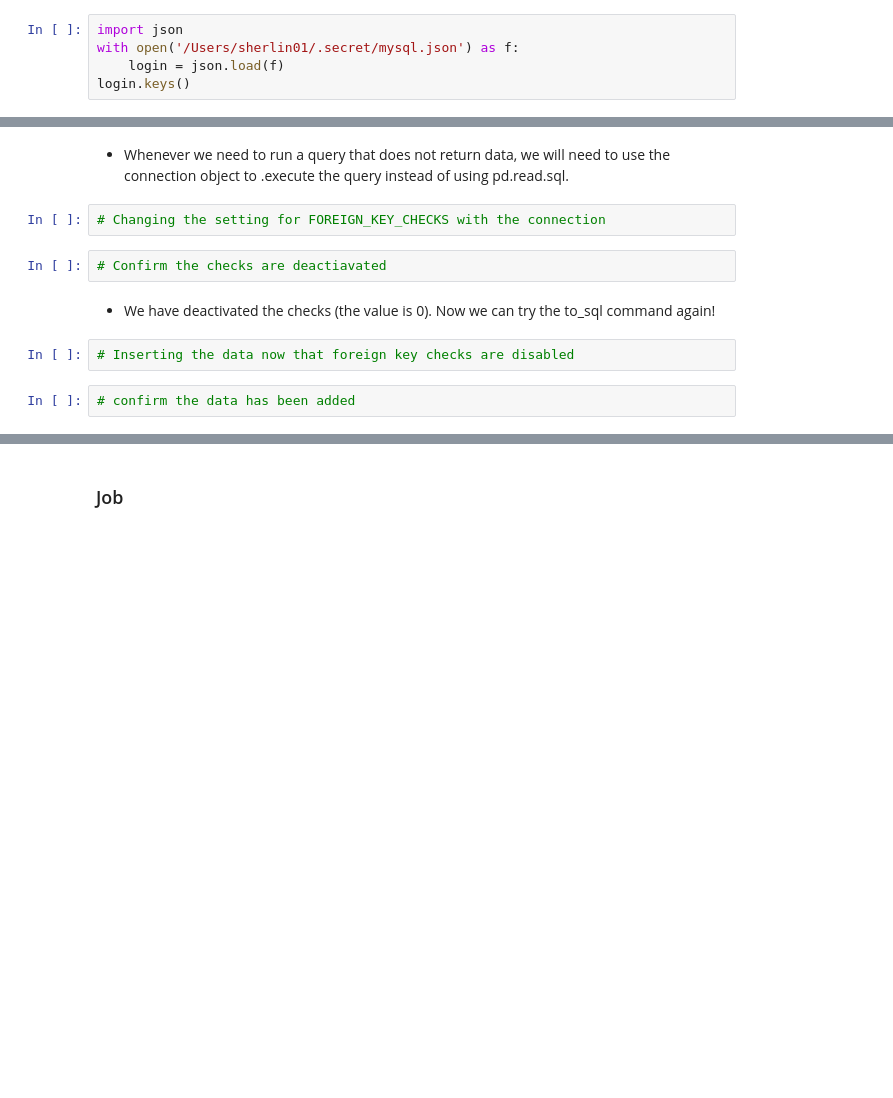
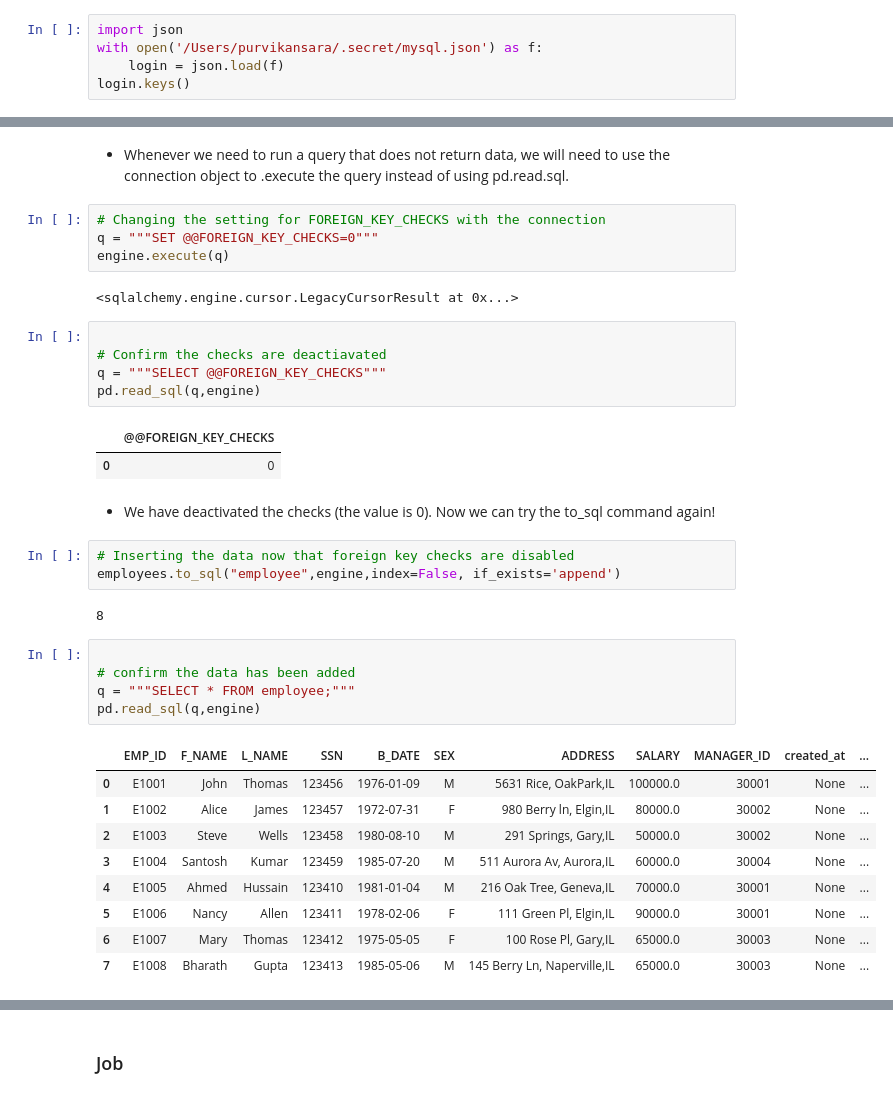
Before and after one commit to coding-dojo-data-science/data-enrichment-wk10-L2-database-adminstration, a Jupyter notebook: Database Admin CodeAlong.ipynb, the cells around one changed output, grey strips where cells are left out. Cells and saved outputs as stored; diff of their text form; blank space fills up the shorter version.

```diff
--- a/Database Admin CodeAlong.ipynb
+++ b/Database Admin CodeAlong.ipynb
@@ -15,6 +15,6 @@ pymysql.install_as_MySQLdb()
 from urllib.parse import quote_plus as urlquote
 # %%
 import json
-with open('/Users/sherlin01/.secret/mysql.json') as f:
+with open('/Users/purvikansara/.secret/mysql.json') as f:
     login = json.load(f)
 login.keys()
@@ -114,13 +374,39 @@ job_history.head()
 - Whenever we need to run a query that does not return data, we will need to use the connection object to .execute the query instead of using pd.read.sql.
 # %%
 # Changing the setting for FOREIGN_KEY_CHECKS with the connection
+q = """SET @@FOREIGN_KEY_CHECKS=0"""
+engine.execute(q)
+# %% [output]
+<sqlalchemy.engine.cursor.LegacyCursorResult at 0x...>
 # %%
+
 # Confirm the checks are deactiavated
+q = """SELECT @@FOREIGN_KEY_CHECKS"""
+pd.read_sql(q,engine)
+# %% [output]
+|  | @@FOREIGN_KEY_CHECKS |
+| 0 | 0 |
 # %% [markdown]
 - We have deactivated the checks (the value is 0). Now we can try the to_sql command again!
 # %%
 # Inserting the data now that foreign key checks are disabled
+employees.to_sql("employee",engine,index=False, if_exists='append')
+# %% [output]
+8
 # %%
+
 # confirm the data has been added
+q = """SELECT * FROM employee;"""
+pd.read_sql(q,engine)
+# %% [output]
+|  | EMP_ID | F_NAME | L_NAME | SSN | B_DATE | SEX | ADDRESS | SALARY | MANAGER_ID | created_at | ... |
+| 0 | E1001 | John | Thomas | 123456 | 1976-01-09 | M | 5631 Rice, OakPark,IL | 100000.0 | 30001 | None | ... |
+| 1 | E1002 | Alice | James | 123457 | 1972-07-31 | F | 980 Berry ln, Elgin,IL | 80000.0 | 30002 | None | ... |
+| 2 | E1003 | Steve | Wells | 123458 | 1980-08-10 | M | 291 Springs, Gary,IL | 50000.0 | 30002 | None | ... |
+| 3 | E1004 | Santosh | Kumar | 123459 | 1985-07-20 | M | 511 Aurora Av, Aurora,IL | 60000.0 | 30004 | None | ... |
+| 4 | E1005 | Ahmed | Hussain | 123410 | 1981-01-04 | M | 216 Oak Tree, Geneva,IL | 70000.0 | 30001 | None | ... |
+| 5 | E1006 | Nancy | Allen | 123411 | 1978-02-06 | F | 111 Green Pl, Elgin,IL | 90000.0 | 30001 | None | ... |
+| 6 | E1007 | Mary | Thomas | 123412 | 1975-05-05 | F | 100 Rose Pl, Gary,IL | 65000.0 | 30003 | None | ... |
+| 7 | E1008 | Bharath | Gupta | 123413 | 1985-05-06 | M | 145 Berry Ln, Naperville,IL | 65000.0 | 30003 | None | ... |
 # %%
 # check the describe again to confirm no changes
```
Also changed, not shown: parts of 51 cells of this notebook, 2 other files.
